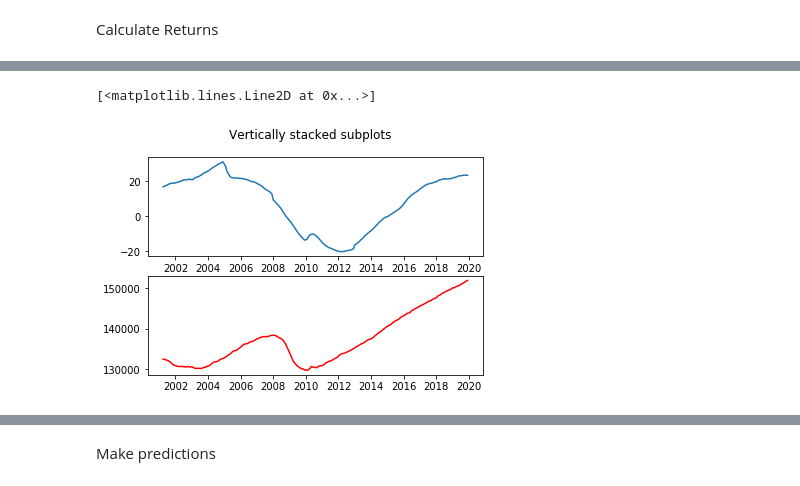
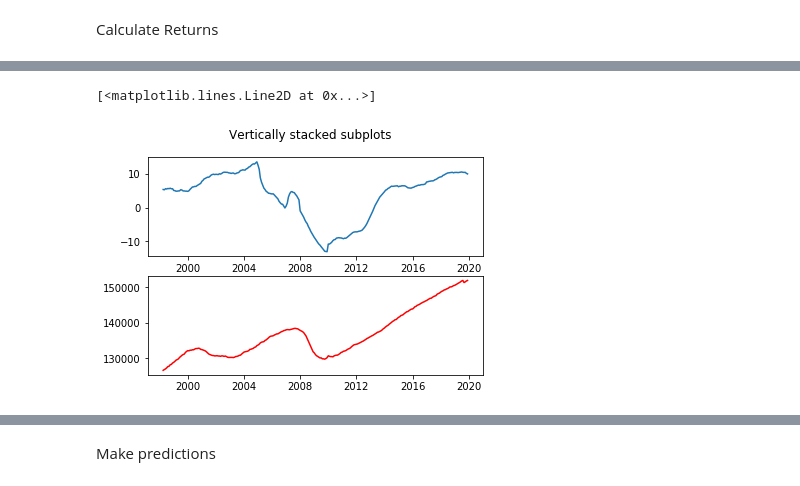
Before and after one commit to vksyr/IST718, a Jupyter notebook: Lab2.ipynb, the cells around one changed output, grey strips where cells are left out. Saved outputs shown, nothing was run; the diff lists cells and outputs as text; code cells hidden in the pictures.

```diff
--- a/Lab2.ipynb
+++ b/Lab2.ipynb
@@ -63,7 +77,7 @@ def getMetroAvg(cityName, col):
 
 for col in ar_homes.columns:
     date = pd.to_datetime(col, format='%Y-%m', errors='coerce')
-    if(date >= pd.to_datetime('01-01-2017')):
+    if(date >= pd.to_datetime('01-01-1997')):
       # get metro averages
       getMetroAvg('Hot Springs', col)
       getMetroAvg('Little Rock', col)
@@ -71,9 +85,23 @@ for col in ar_homes.columns:
       getMetroAvg('Searcy', col)
 
 df = df.set_index('Date')
-#df.iloc[0]
 
-# Plot
-groups = df.groupby(pd.Grouper('City'))
-groups.plot(subplots=False, figsize=(15, 4));
+hotSprings_homes = df[df['City']=='Hot Springs']
+littleRock_homes = df[df['City']=='Little Rock']
+fayetteville_homes = df[df['City']=='Fayetteville']
+searcy_homes = df[df['City']=='Searcy']
+
+# Plot results
+fig = go.Figure()
+fig.add_trace(go.Scatter(x=hotSprings_homes.index, y=hotSprings_homes.Avg, name='Hot Springs',
+                          line_color='deepskyblue'))
+fig.add_trace(go.Scatter(x=littleRock_homes.index, y=littleRock_homes.Avg, name='Little Rock',
+                          line_color='red'))
+fig.add_trace(go.Scatter(x=fayetteville_homes.index, y=fayetteville_homes.Avg, name='Fayetteville',
+                          line_color='gray'))
+fig.add_trace(go.Scatter(x=searcy_homes.index, y=searcy_homes.Avg, name='Searcy',
+                          line_color='#0028FF'))
+fig.update_layout(title_text='Average Home Sales in Arkansas Metro Areas',
+                  xaxis_rangeslider_visible=False)
+fig.show()
 # %% [output]
@@ -154,7 +182,8 @@ def calculate_gain(ts, plot=True):
         fig.add_trace(go.Scatter(x=roi_10.index, y=roi_10.value, name='10-Year Investment',
                                  line_color='gray'))
         fig.update_layout(title_text='Mean Zillow Home Value Index (ZHVI) - ROI Over Time Invested',
-                          xaxis_rangeslider_visible=True)
+                          yaxis_title="ROI (%)",
+                          xaxis_rangeslider_visible=False)
         fig.show()
 
     # saves new ts with returns for 2, 5 and 10 periods
@@ -428,14 +462,14 @@ Warnings:
 # %%
 # visualize roi with employment
 
 fig, axs = plt.subplots(2)
 fig.suptitle('Vertically stacked subplots')
-axs[0].plot(zip_median_roi5)
-axs[1].plot(employ[len(employ) - len(zip_median_roi5):], color='red')
+axs[0].plot(zip_median_roi2)
+axs[1].plot(employ[len(employ) - len(zip_median_roi2):], color='red')
 
 # maybe 2 lags off?
 # %% [output]
 [<matplotlib.lines.Line2D at 0x...>]
-[figure, old version]
+[figure, new version]
 # %%
 zip_median_roi5
```
Also changed, not shown: parts of 31 cells of this notebook.
